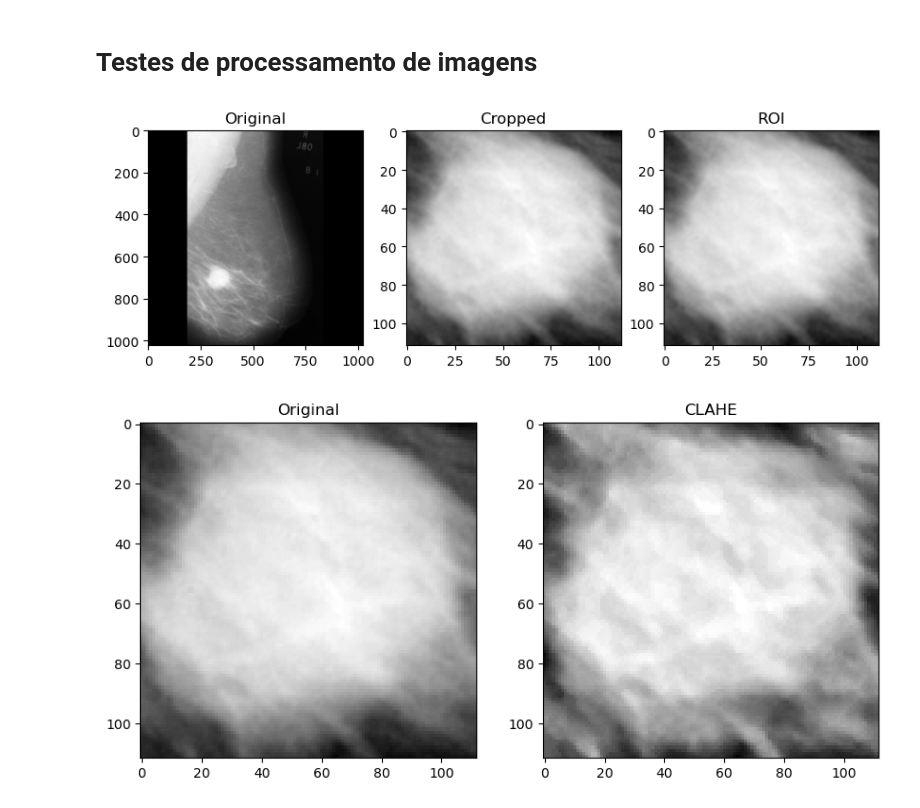
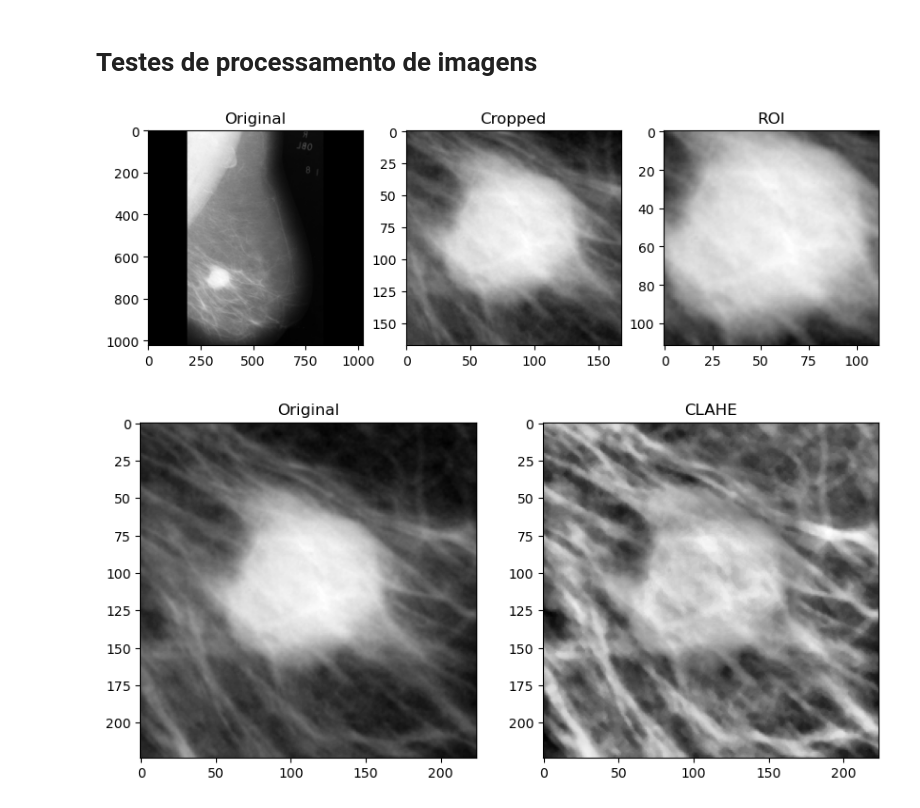
Before and after one commit to matheusssilva991/Radiomica, a Jupyter notebook: src/mamografia/testes_processamento_imagem.ipynb, the cells around one changed output. Drawn from its saved outputs; the diff is of its cells as text; code cells hidden in the pictures.

```diff
--- a/src/mamografia/testes_processamento_imagem.ipynb
+++ b/src/mamografia/testes_processamento_imagem.ipynb
@@ -14,33 +14,33 @@ from src.utils.utils import extract_roi, get_fo_features
 # %%
 df = pd.read_csv("../../outputs/mamografia/mias/metadata_mias.csv")
 
 idx = 28
 df_one = df.iloc[idx]
 
 radius = int(df_one["radius"])
 x, y = df_one["x_center_abnormality"], df_one["y_center_abnormality"]
 x, y = int(x), (1024 - int(y))
-radius_factor = int(radius * 1.5)
+radius_factor = int(radius) * 2.25
 
 image = cv2.imread(df.iloc[idx]["image_path"], cv2.IMREAD_GRAYSCALE)
 cropp1 = cv2.imread(df.iloc[idx]["cropped_image_path"], cv2.IMREAD_GRAYSCALE)
 #cropp = image[y - radius_factor: y + radius_factor, x - radius_factor: x + radius_factor]
-cropp = cv2.getRectSubPix(image, (2 * radius, 2 * radius), (x, y))
+cropp = cv2.getRectSubPix(image, (3 * radius, 3 * radius), (x, y))
 roi = cv2.imread(df.iloc[idx]["roi_image_path"], cv2.IMREAD_GRAYSCALE)
 
 fig, axs = plt.subplots(1, 3, figsize=(10, 5))
 axs[0].imshow(image, cmap="gray")
 axs[0].set_title("Original")
 
 axs[1].imshow(cropp, cmap="gray")
 axs[1].set_title("Cropped")
 
 axs[2].imshow(cropp1, cmap="gray")
 axs[2].set_title("ROI")
 
 plt.show()
 # %% [output]
-[figure, old version]
+[figure, new version]
 # %%
 median_cropp = cv2.medianBlur(cropp, 3)
 clahe_image = cv2.createCLAHE(clipLimit=6.0, tileGridSize=(8, 8)).apply(median_cropp)
@@ -54,4 +54,4 @@ axs[1].set_title("CLAHE")
 
 plt.show()
 # %% [output]
-[figure, old version]
+[figure, new version]
```
Also changed, not shown: 3 other files.
